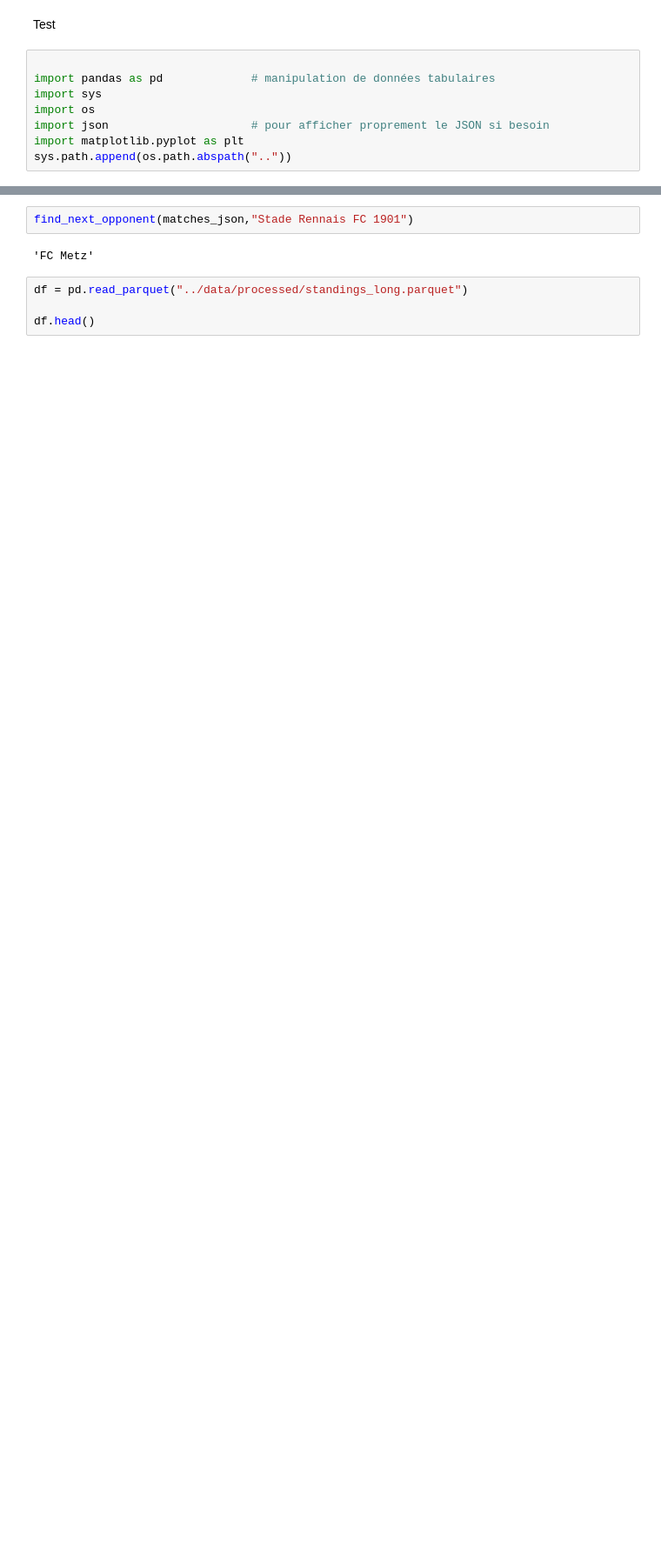
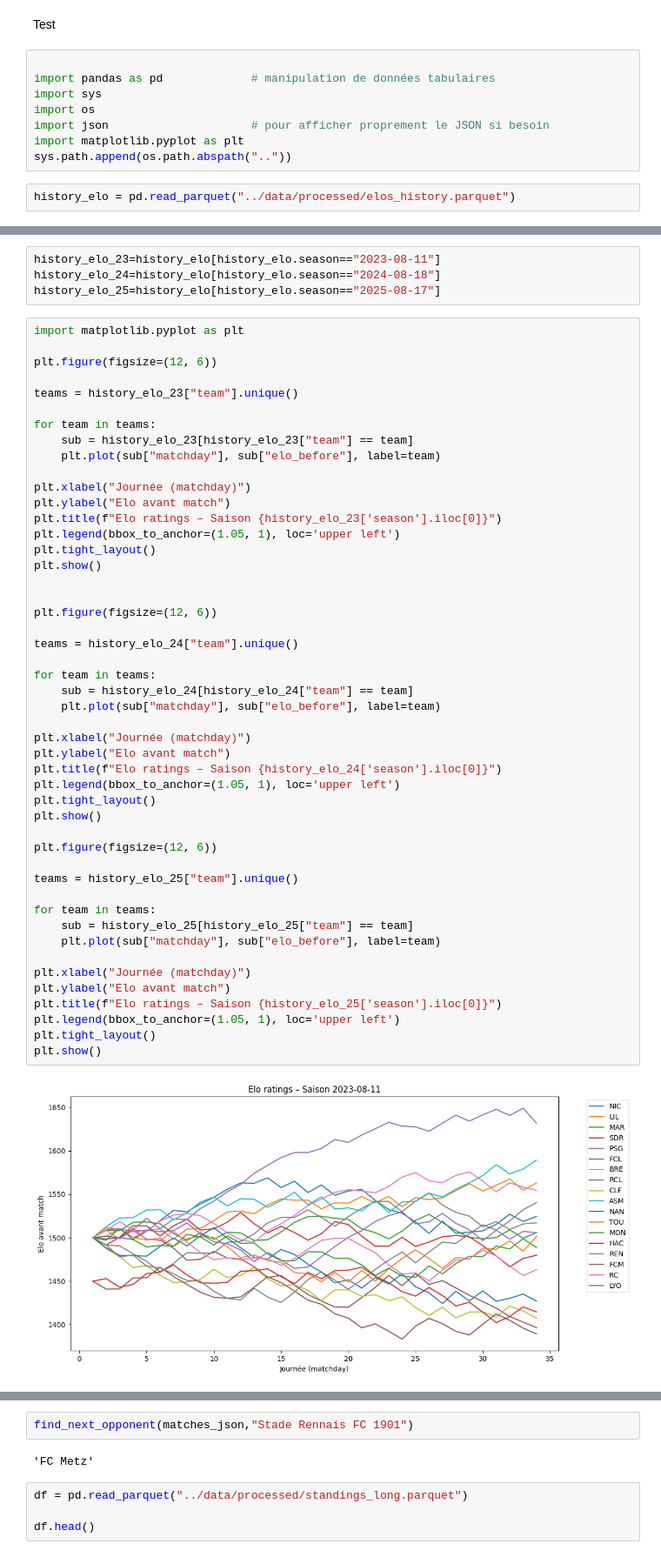
Before and after one commit to judithbreaud/ligue1_viz, a Jupyter notebook: notebooks/explore.ipynb, the cells around one changed output, grey strips where cells are left out. Shown at 87% size. Saved outputs shown, nothing was run; the diff lists cells and outputs as text; blank space fills up the shorter version.

Commit message:
exploring elo history

```diff
--- a/notebooks/explore.ipynb
+++ b/notebooks/explore.ipynb
@@ -8,3 +8,5 @@ import os
 import json                     # pour afficher proprement le JSON si besoin
 import matplotlib.pyplot as plt
 sys.path.append(os.path.abspath(".."))
+# %%
+history_elo = pd.read_parquet("../data/processed/elos_history.parquet")
@@ -10,0 +17,54 @@ sys.path.append(os.path.abspath(".."))
+# %%
+history_elo_23=history_elo[history_elo.season=="2023-08-11"]
+history_elo_24=history_elo[history_elo.season=="2024-08-18"]
+history_elo_25=history_elo[history_elo.season=="2025-08-17"]
+# %%
+import matplotlib.pyplot as plt
+
+plt.figure(figsize=(12, 6))
+
+teams = history_elo_23["team"].unique()
+
+for team in teams:
+    sub = history_elo_23[history_elo_23["team"] == team]
+    plt.plot(sub["matchday"], sub["elo_before"], label=team)
+
+plt.xlabel("Journée (matchday)")
+plt.ylabel("Elo avant match")
+plt.title(f"Elo ratings – Saison {history_elo_23['season'].iloc[0]}")
+plt.legend(bbox_to_anchor=(1.05, 1), loc='upper left')
+plt.tight_layout()
+plt.show()
+
+
+plt.figure(figsize=(12, 6))
+
+teams = history_elo_24["team"].unique()
+
+for team in teams:
+    sub = history_elo_24[history_elo_24["team"] == team]
+    plt.plot(sub["matchday"], sub["elo_before"], label=team)
+
+plt.xlabel("Journée (matchday)")
+plt.ylabel("Elo avant match")
+plt.title(f"Elo ratings – Saison {history_elo_24['season'].iloc[0]}")
+plt.legend(bbox_to_anchor=(1.05, 1), loc='upper left')
+plt.tight_layout()
+plt.show()
+
+plt.figure(figsize=(12, 6))
+
+teams = history_elo_25["team"].unique()
+
+for team in teams:
+    sub = history_elo_25[history_elo_25["team"] == team]
+    plt.plot(sub["matchday"], sub["elo_before"], label=team)
+
+plt.xlabel("Journée (matchday)")
+plt.ylabel("Elo avant match")
+plt.title(f"Elo ratings – Saison {history_elo_25['season'].iloc[0]}")
+plt.legend(bbox_to_anchor=(1.05, 1), loc='upper left')
+plt.tight_layout()
+plt.show()
+# %% [output]
+[figure, added]
```
Also changed, not shown: parts of 11 cells of this notebook.
